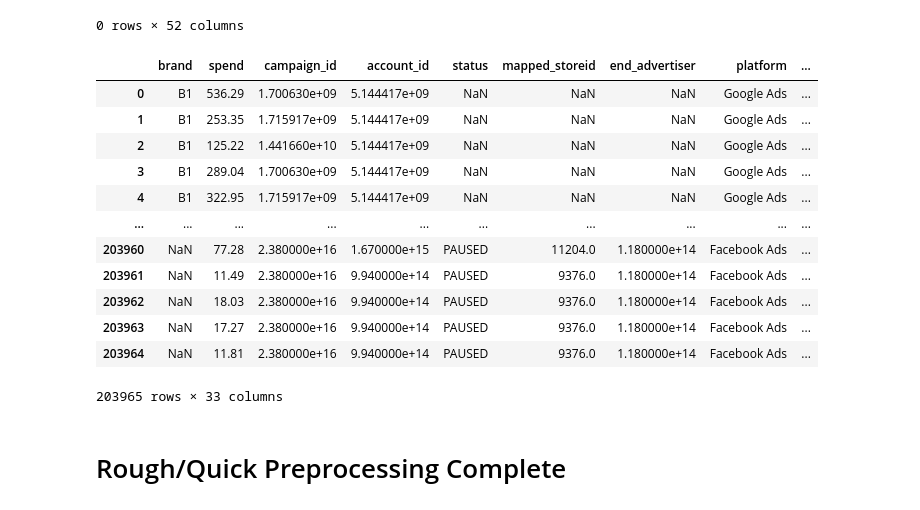
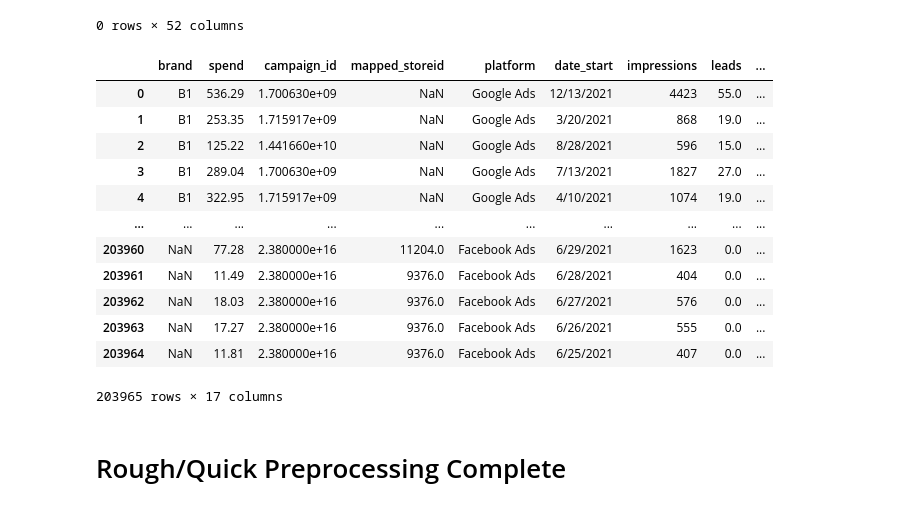
Before and after one commit to marielakinn/Social_media, a Jupyter notebook: ML_StandIn.ipynb, the cells around one changed output. Cells and saved outputs as stored; diff of their text form; code cells hidden in the pictures.

Commit message:
edited columns for standIn ML

```diff
--- a/ML_StandIn.ipynb
+++ b/ML_StandIn.ipynb
@@ -100,22 +100,21 @@ rawDF.loc[rawDF['brand']== 'B3']
 # %%
 # filtered out B3, now..
 # DROP predetermined Nan or confidential columns to remove by index:
-# 4, 8, 9, 10, 13, 20, 21, 22, 23, 25, 26, 27, 30, 32, 36, 37, 38, 42, 50
-cleanDf = rawDF.drop(rawDF.columns[[4,8, 9, 10, 13, 20, 21, 22, 23, 25, 26, 27, 30, 32, 36, 37, 38, 42, 50]], axis=1)
-cleanDf
+cleanDf_MLStandIn = rawDF.drop(rawDF.columns[[3,4,5,7,8,9,10,12,13,19,20,21,22,23,24,25,26,27,28,32,34,37,38,39,41,42,43,44,45,46,47,48,49,50,51]], axis=1)
+cleanDf_MLStandIn
 # %% [output]
-|  | brand | spend | campaign_id | account_id | status | mapped_storeid | end_advertiser | platform | ... |
-| 0 | B1 | 536.29 | 1.700630e+09 | 5.144417e+09 | NaN | NaN | NaN | Google Ads | ... |
-| 1 | B1 | 253.35 | 1.715917e+09 | 5.144417e+09 | NaN | NaN | NaN | Google Ads | ... |
-| 2 | B1 | 125.22 | 1.441660e+10 | 5.144417e+09 | NaN | NaN | NaN | Google Ads | ... |
-| 3 | B1 | 289.04 | 1.700630e+09 | 5.144417e+09 | NaN | NaN | NaN | Google Ads | ... |
-| 4 | B1 | 322.95 | 1.715917e+09 | 5.144417e+09 | NaN | NaN | NaN | Google Ads | ... |
+|  | brand | spend | campaign_id | mapped_storeid | platform | date_start | impressions | leads | ... |
+| 0 | B1 | 536.29 | 1.700630e+09 | NaN | Google Ads | 12/13/2021 | 4423 | 55.0 | ... |
+| 1 | B1 | 253.35 | 1.715917e+09 | NaN | Google Ads | 3/20/2021 | 868 | 19.0 | ... |
+| 2 | B1 | 125.22 | 1.441660e+10 | NaN | Google Ads | 8/28/2021 | 596 | 15.0 | ... |
+| 3 | B1 | 289.04 | 1.700630e+09 | NaN | Google Ads | 7/13/2021 | 1827 | 27.0 | ... |
+| 4 | B1 | 322.95 | 1.715917e+09 | NaN | Google Ads | 4/10/2021 | 1074 | 19.0 | ... |
 | ... | ... | ... | ... | ... | ... | ... | ... | ... | ... |
-| 203960 | NaN | 77.28 | 2.380000e+16 | 1.670000e+15 | PAUSED | 11204.0 | 1.180000e+14 | Facebook Ads | ... |
-| 203961 | NaN | 11.49 | 2.380000e+16 | 9.940000e+14 | PAUSED | 9376.0 | 1.180000e+14 | Facebook Ads | ... |
-| 203962 | NaN | 18.03 | 2.380000e+16 | 9.940000e+14 | PAUSED | 9376.0 | 1.180000e+14 | Facebook Ads | ... |
-| 203963 | NaN | 17.27 | 2.380000e+16 | 9.940000e+14 | PAUSED | 9376.0 | 1.180000e+14 | Facebook Ads | ... |
-| 203964 | NaN | 11.81 | 2.380000e+16 | 9.940000e+14 | PAUSED | 9376.0 | 1.180000e+14 | Facebook Ads | ... |
+| 203960 | NaN | 77.28 | 2.380000e+16 | 11204.0 | Facebook Ads | 6/29/2021 | 1623 | 0.0 | ... |
+| 203961 | NaN | 11.49 | 2.380000e+16 | 9376.0 | Facebook Ads | 6/28/2021 | 404 | 0.0 | ... |
+| 203962 | NaN | 18.03 | 2.380000e+16 | 9376.0 | Facebook Ads | 6/27/2021 | 576 | 0.0 | ... |
+| 203963 | NaN | 17.27 | 2.380000e+16 | 9376.0 | Facebook Ads | 6/26/2021 | 555 | 0.0 | ... |
+| 203964 | NaN | 11.81 | 2.380000e+16 | 9376.0 | Facebook Ads | 6/25/2021 | 407 | 0.0 | ... |
-203965 rows × 33 columns
+203965 rows × 17 columns
 # %%
 # export clean CSV, for reference beore binning process
```
Also changed, not shown: parts of 4 cells of this notebook, 2 other files.
